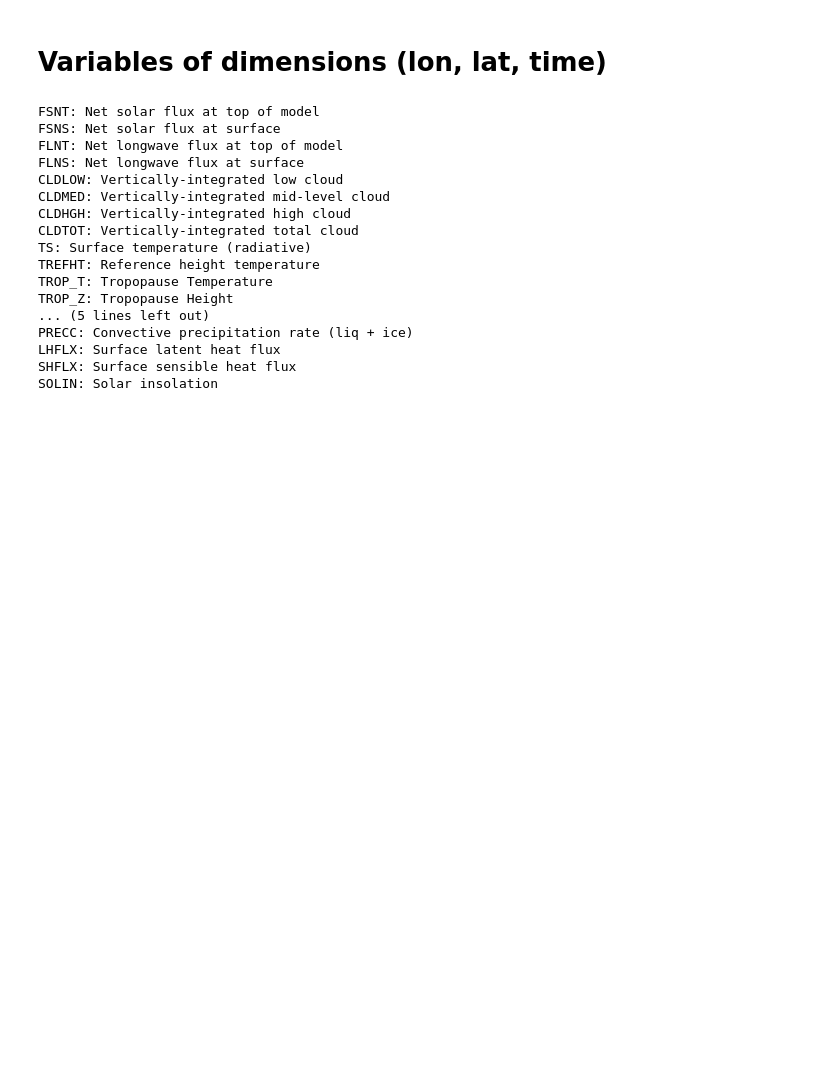
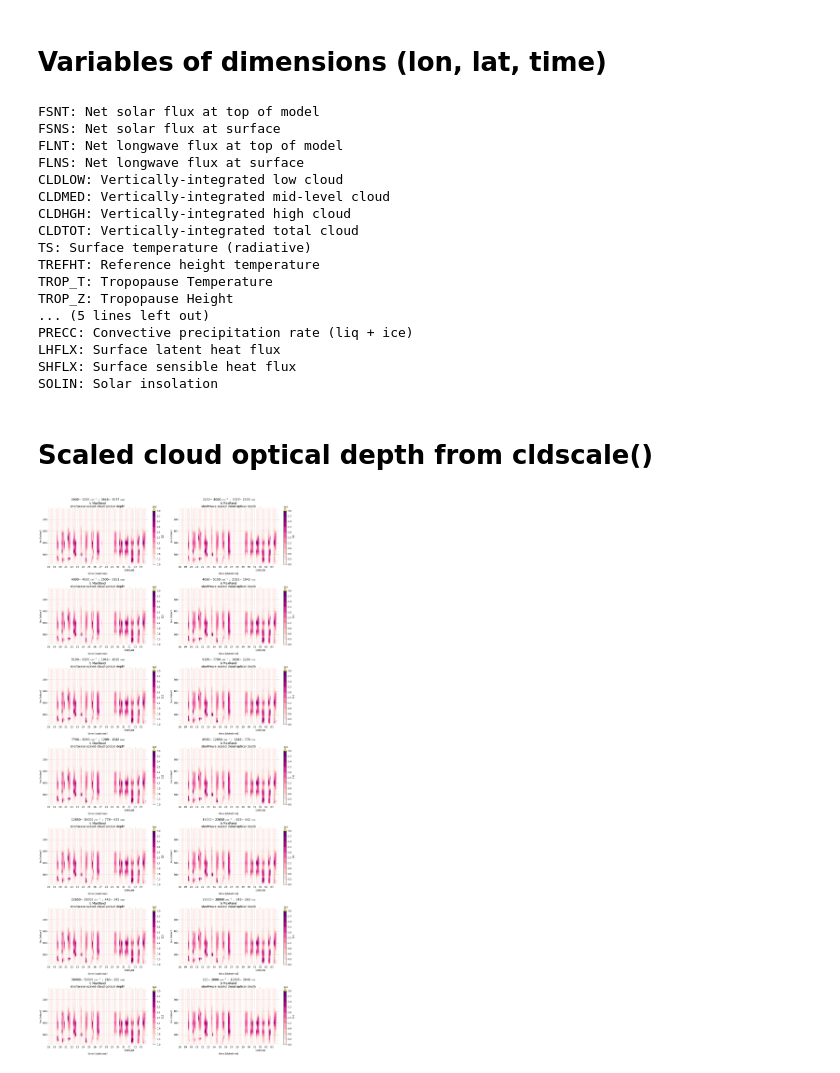
Before and after one commit to qAp/SCAM_radiation_notebooks, a Jupyter notebook: arm95_LW_rrtmgMcICA_rrtmgMaxRand_SW_rrtmgMcICA_rrtmgMaxRand.ipynb, the cells around one changed output. Cells and saved outputs as stored; diff of their text form; code cells hidden in the pictures; blank space fills up the shorter version.

Commit message:
plot scaled cloud optical depths by cldscale() (shortwave only)

```diff
--- a/arm95_LW_rrtmgMcICA_rrtmgMaxRand_SW_rrtmgMcICA_rrtmgMaxRand.ipynb
+++ b/arm95_LW_rrtmgMcICA_rrtmgMaxRand_SW_rrtmgMcICA_rrtmgMaxRand.ipynb
@@ -469,3 +475,5 @@ diff_d3sets_subtime = slice_in_time(diff_d3sets, time = which_timeslice)
 
 
 #display.HTML((write_d3variable_links_html(interests = interests, dir_label = iopname, file_label = which_timeslice)))
+# %% [markdown]
+# Scaled cloud optical depth from cldscale()
@@ -472,3 +553,19 @@ diff_d3sets_subtime = slice_in_time(diff_d3sets, time = which_timeslice)
+# %%
+update_dsets_with_tauc(dsets, spectral_region = 'shortwave')
+# %%
+# plot shortwave scaled cloud optical depth
+Nwbands = len(rrtmgswinfo.wavenumber_bands().keys())
+Nrows = int(np.ceil(Nwbands / 2))
+
+fig, axs = plt.subplots(nrows = Nrows, ncols = 2, figsize = (20, 6 * Nrows))
+
+for wbandn, ax in zip(range(1, Nwbands + 1), axs.flatten()):
+    ax = plot_tauc(ax, dsets, spectral_region='shortwave', wbandn = wbandn)
+
+
+plt.tight_layout()
+# %% [output]
+[figure, added]
 # %%
 display.HTML('''<script>
 code_show=true;
```
Also changed, not shown: parts of 2 cells of this notebook, 1 other file.
